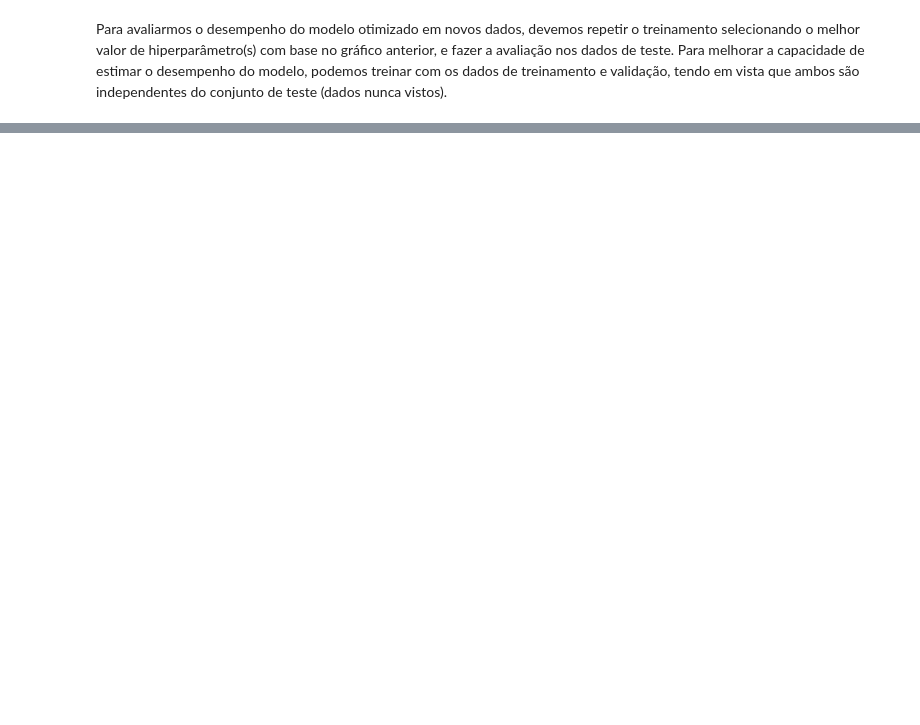
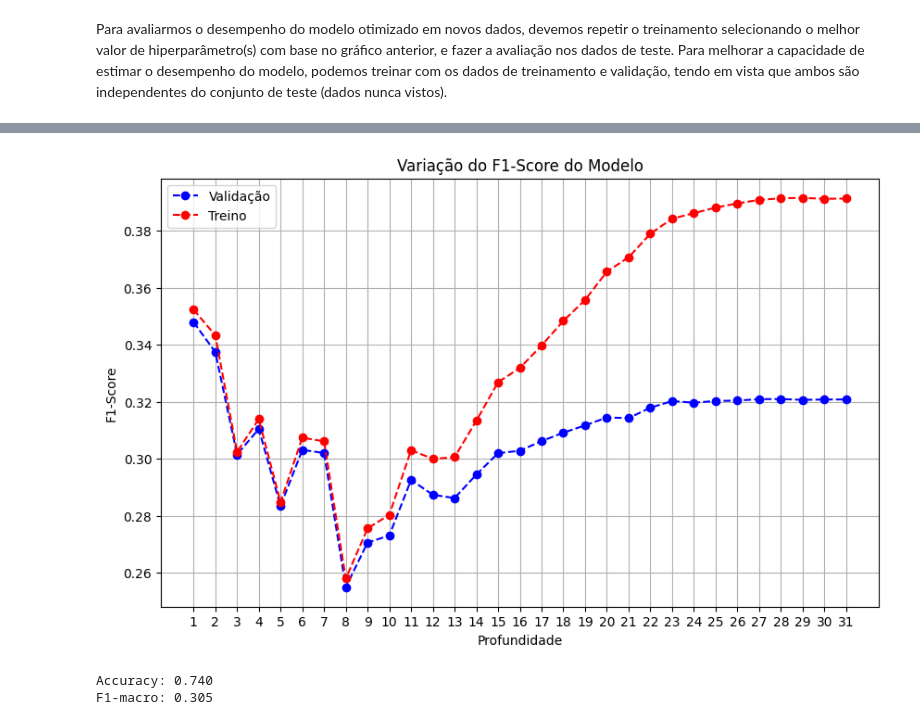
Before and after one commit to gct02/TrabalhoPraticoML, a Jupyter notebook: src/decision_tree.ipynb, the cells around one changed output, grey strips where cells are left out. Saved outputs shown, nothing was run; the diff lists cells and outputs as text; code cells hidden in the pictures; blank space fills up the shorter version.

```diff
--- a/src/decision_tree.ipynb
+++ b/src/decision_tree.ipynb
@@ -281,0 +391,14 @@ ConfusionMatrixDisplay.from_predictions(y_test, y_pred, display_labels=target_na
+# %%
+# Plotar a variação dos F1-scores
+plt.figure(figsize=(10,6))
+plt.plot(range(1, len(max_depths)+1), f1_scores_valid, marker='o', linestyle='--', color='b', label='Validação')
+plt.plot(range(1, len(max_depths)+1), f1_scores_train, marker='o', linestyle='--', color='r', label='Treino')
+plt.title('Variação do F1-Score do Modelo')
+plt.xlabel('Profundidade')
+plt.ylabel('F1-Score')
+plt.xticks(range(1, len(max_depths)+1))
+plt.legend()
+plt.grid(True)
+plt.show()
+# %% [output]
+[figure, added]
@@ -281,0 +429,12 @@ ConfusionMatrixDisplay.from_predictions(y_test, y_pred, display_labels=target_na
+# %%
+dt = DecisionTreeClassifier(max_depth=best_max_depth, criterion='entropy', class_weight='balanced', random_state=0)
+dt.fit(X_train_final, y_train_final)
+
+y_pred = dt.predict(X_test)
+acc = accuracy_score(y_test, y_pred)
+f1 = f1_score(y_test, y_pred, average='macro', zero_division=0)
+print(f"Accuracy: {acc:.3f}")
+print(f"F1-macro: {f1:.3f}")
+# %% [output]
+Accuracy: 0.740
+F1-macro: 0.305
```
Also changed, not shown: parts of 29 cells of this notebook, 4 other files.
